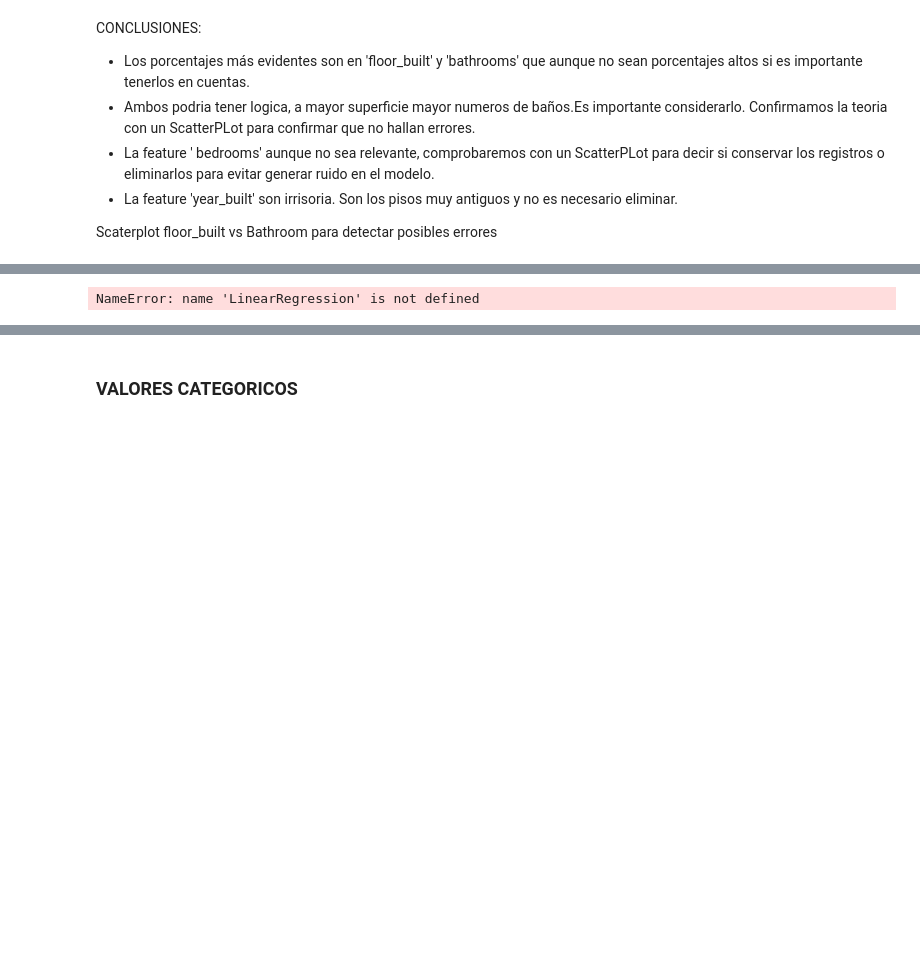
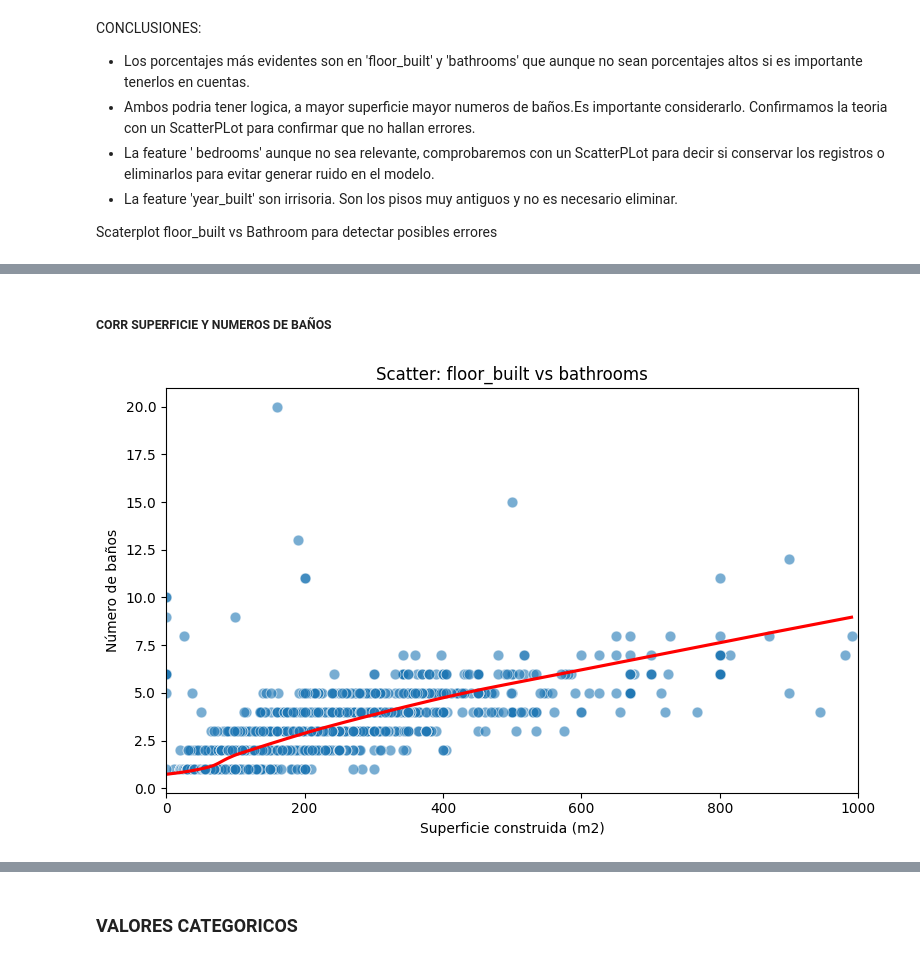
Before and after one commit to MarcoCasSir/LaboratorioDataScience, a Jupyter notebook: hito2/entrega2.ipynb, the cells around one changed output, grey strips where cells are left out. Saved outputs shown, nothing was run; the diff lists cells and outputs as text; code cells hidden in the pictures; blank space fills up the shorter version.

```diff
--- a/hito2/entrega2.ipynb
+++ b/hito2/entrega2.ipynb
@@ -412,26 +437,17 @@ Scaterplot floor_built vs Bathroom para detectar posibles errores
+# %% [markdown]
+##### CORR SUPERFICIE Y NUMEROS DE BAÑOS
 # %%
-from scipy.stats import pearsonr
-
-df_xy = df_new[['floor_built','bathrooms']].dropna()
-X = df_xy['floor_built'].values.reshape(-1,1)
-y = df_xy['bathrooms'].values
-
-r, p = pearsonr(X.ravel(), y)
-lr = LinearRegression().fit(X, y)
-r2 = lr.score(X, y)
-
-
 plt.figure(figsize=(8,5))
 sns.scatterplot(data=df_new, x='floor_built', y='bathrooms', alpha=0.6, edgecolor='w', s=60)
 sns.regplot(data=df_new, x='floor_built', y='bathrooms', scatter=False, color='red', lowess=True)
 plt.xlim(0, 1000)  # opcional: ajustar según rango
 plt.title('Scatter: floor_built vs bathrooms')
 plt.xlabel('Superficie construida (m2)')
 plt.ylabel('Número de baños')
 plt.tight_layout()
 plt.show()
 # %% [output]
-NameError: name 'LinearRegression' is not defined
+[figure, added]
 # %% [markdown]
 CONCLUSION:
 
```
Also changed, not shown: parts of 41 cells of this notebook.
